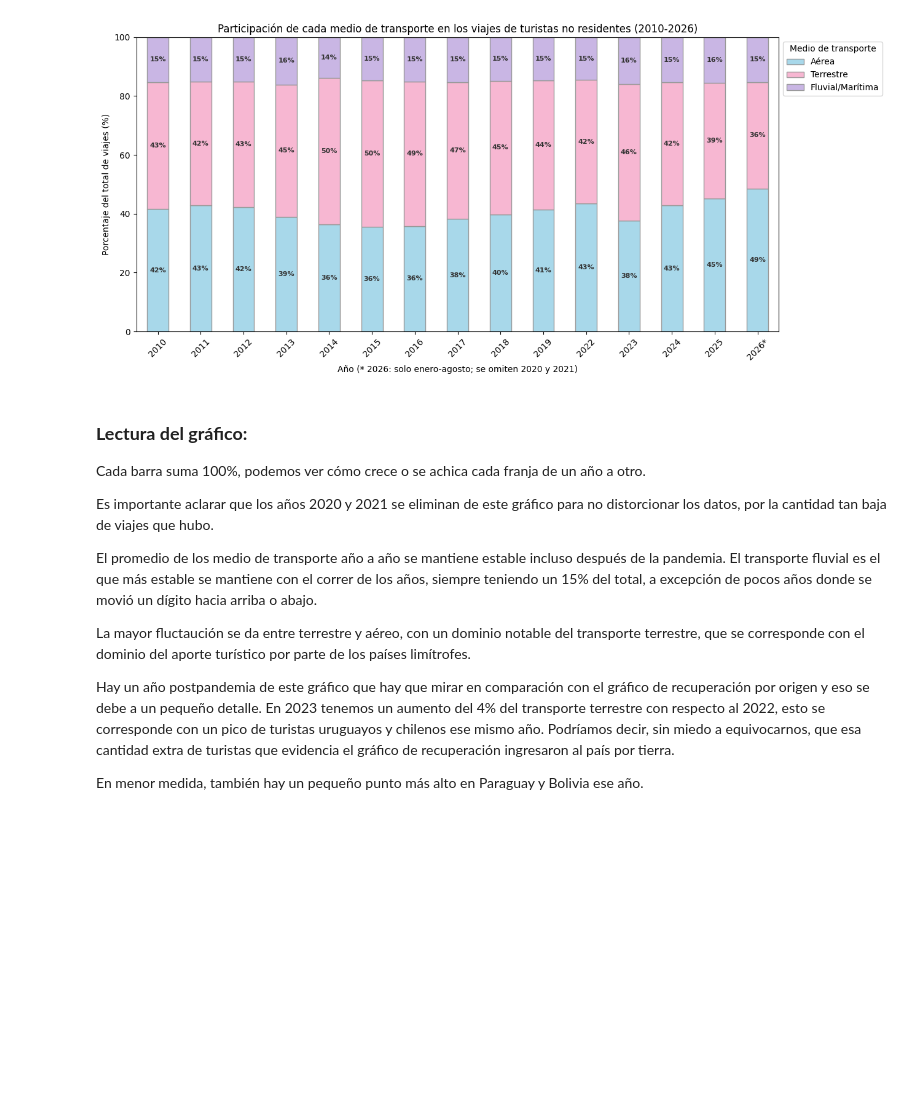
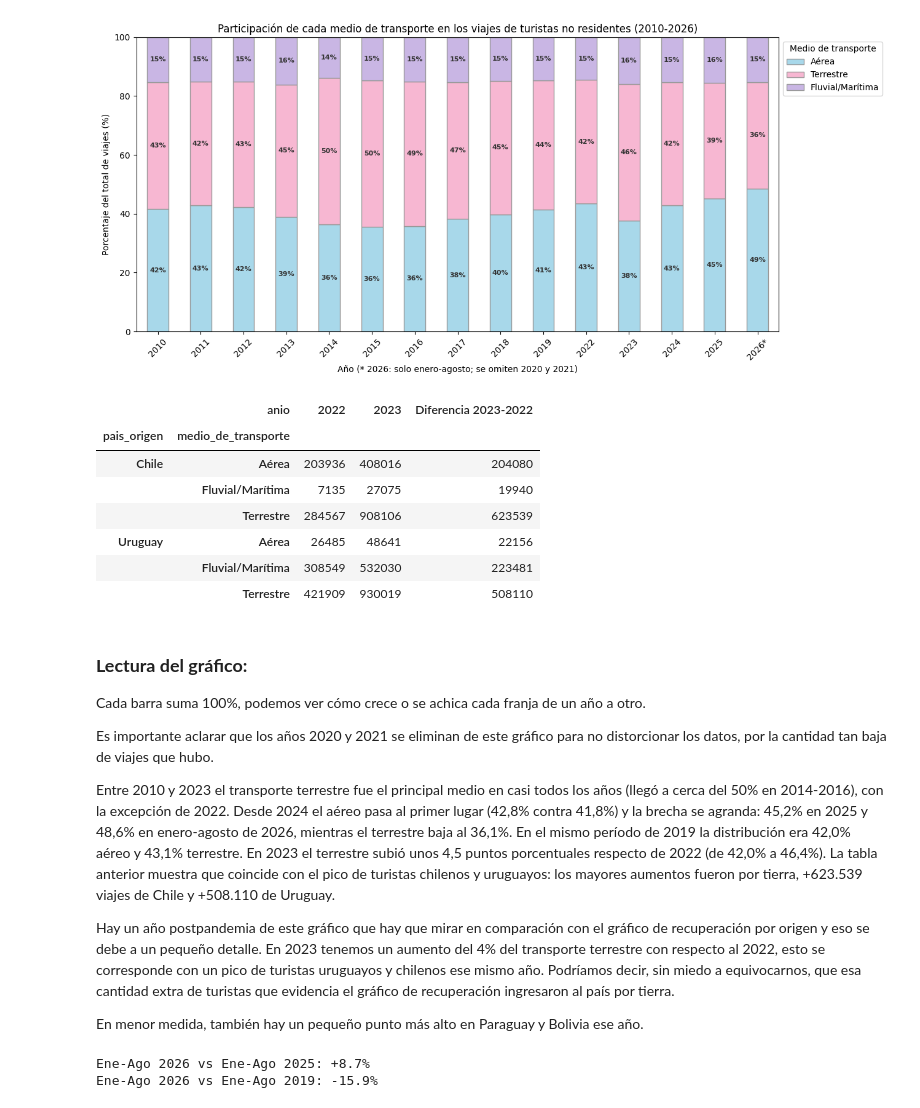
Before and after one commit to SariChiba/Analisis_Turismo_No_Residente, a Jupyter notebook: notebook/turismo_datacenter.ipynb, the cells around one changed output. Drawn from its saved outputs; the diff is of its cells as text; code cells hidden in the pictures; blank space fills up the shorter version.

```diff
--- a/notebook/turismo_datacenter.ipynb
+++ b/notebook/turismo_datacenter.ipynb
@@ -940,19 +940,38 @@ plt.savefig('participacion_transporte.png')
 plt.show()
 # %% [output]
 [figure]
+# %%
+cruce = turismo[turismo['anio'].isin([2022, 2023]) & turismo['pais_origen'].isin(['Chile', 'Uruguay'])].groupby(['pais_origen', 'medio_de_transporte', 'anio'])['viajes_de_turistas_no_residentes'].sum().unstack()
+cruce['Diferencia 2023-2022'] = cruce[2023] - cruce[2022]
+display(cruce)
+# %% [output]
+|  | anio | 2022 | 2023 | Diferencia 2023-2022 |
+| pais_origen | medio_de_transporte |  |  |  |
+| Chile | Aérea | 203936 | 408016 | 204080 |
+|  | Fluvial/Marítima | 7135 | 27075 | 19940 |
+|  | Terrestre | 284567 | 908106 | 623539 |
+| Uruguay | Aérea | 26485 | 48641 | 22156 |
+|  | Fluvial/Marítima | 308549 | 532030 | 223481 |
+|  | Terrestre | 421909 | 930019 | 508110 |
 # %% [markdown]
 ### **Lectura del gráfico:**
 Cada barra suma 100%, podemos ver cómo crece o se achica cada franja de un año a otro.
 
 Es importante aclarar que los años 2020 y 2021 se eliminan de este gráfico para no distorcionar los datos, por la cantidad tan baja de viajes que hubo.
 
-El promedio de los medio de transporte año a año se mantiene estable incluso después de la pandemia. El transporte fluvial es el que más estable se mantiene con el correr de los años, siempre teniendo un 15% del total, a excepción de pocos años donde se movió un dígito hacia arriba o abajo.
-
-La mayor fluctaución se da entre terrestre y aéreo, con un dominio notable del transporte terrestre, que se corresponde con el dominio del aporte turístico por parte de los países limítrofes.
+Entre 2010 y 2023 el transporte terrestre fue el principal medio en casi todos los años (llegó a cerca del 50% en 2014-2016), con la excepción de 2022. Desde 2024 el aéreo pasa al primer lugar (42,8% contra 41,8%) y la brecha se agranda: 45,2% en 2025 y 48,6% en enero-agosto de 2026, mientras el terrestre baja al 36,1%. En el mismo período de 2019 la distribución era 42,0% aéreo y 43,1% terrestre.
+En 2023 el terrestre subió unos 4,5 puntos porcentuales respecto de 2022 (de 42,0% a 46,4%). La tabla anterior muestra que coincide con el pico de turistas chilenos y uruguayos: los mayores aumentos fueron por tierra, +623.539 viajes de Chile y +508.110 de Uruguay.
 
 Hay un año postpandemia de este gráfico que hay que mirar en comparación con el gráfico de recuperación por origen y eso se debe a un pequeño detalle. En 2023 tenemos un aumento del 4% del transporte terrestre con respecto al 2022, esto se corresponde con un pico de turistas uruguayos y chilenos ese mismo año. Podríamos decir, sin miedo a equivocarnos, que esa cantidad extra de turistas que evidencia el gráfico de recuperación ingresaron al país por tierra.
 
 En menor medida, también hay un pequeño punto más alto en Paraguay y Bolivia ese año.
+# %%
+ene_ago_total = turismo[turismo['mes'] <= 8].groupby('anio')['viajes_de_turistas_no_residentes'].sum()
+print(f"Ene-Ago 2026 vs Ene-Ago 2025: {(ene_ago_total[2026] / ene_ago_total[2025] - 1) * 100:+.1f}%")
+print(f"Ene-Ago 2026 vs Ene-Ago 2019: {(ene_ago_total[2026] / ene_ago_total[2019] - 1) * 100:+.1f}%")
+# %% [output]
+Ene-Ago 2026 vs Ene-Ago 2025: +8.7%
+Ene-Ago 2026 vs Ene-Ago 2019: -15.9%
 # %% [markdown]
 ---
 ---
```
Also changed, not shown: parts of 9 cells of this notebook.
